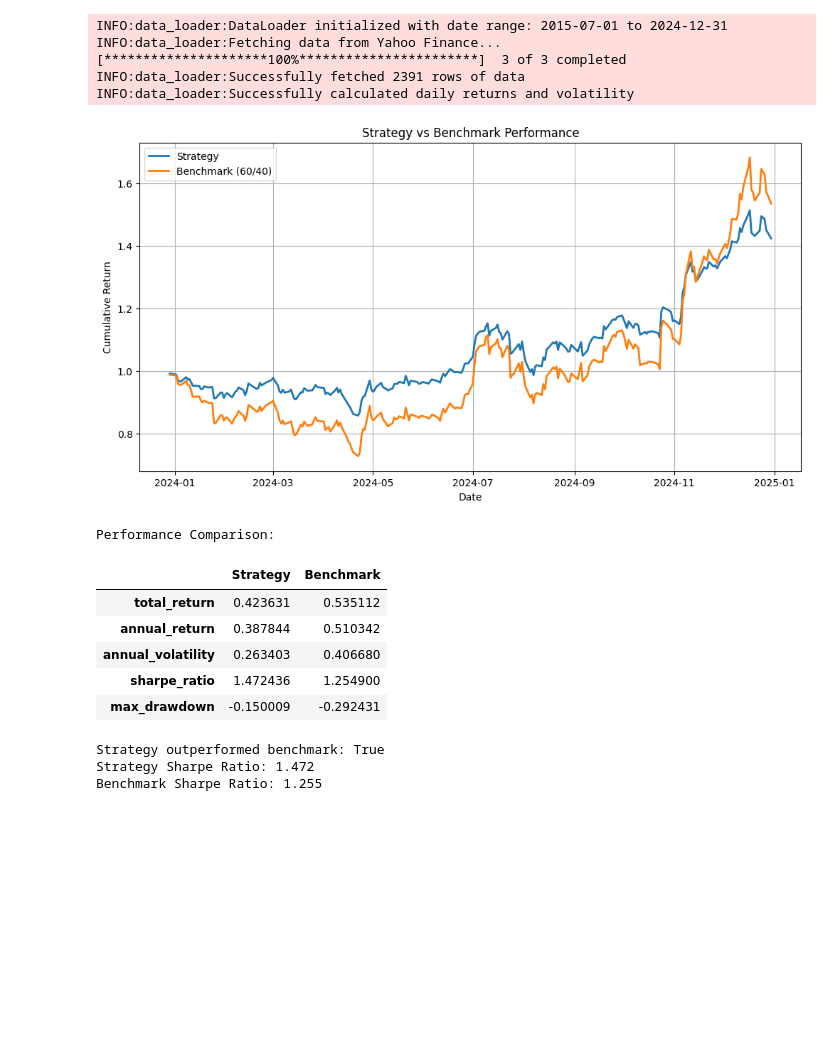
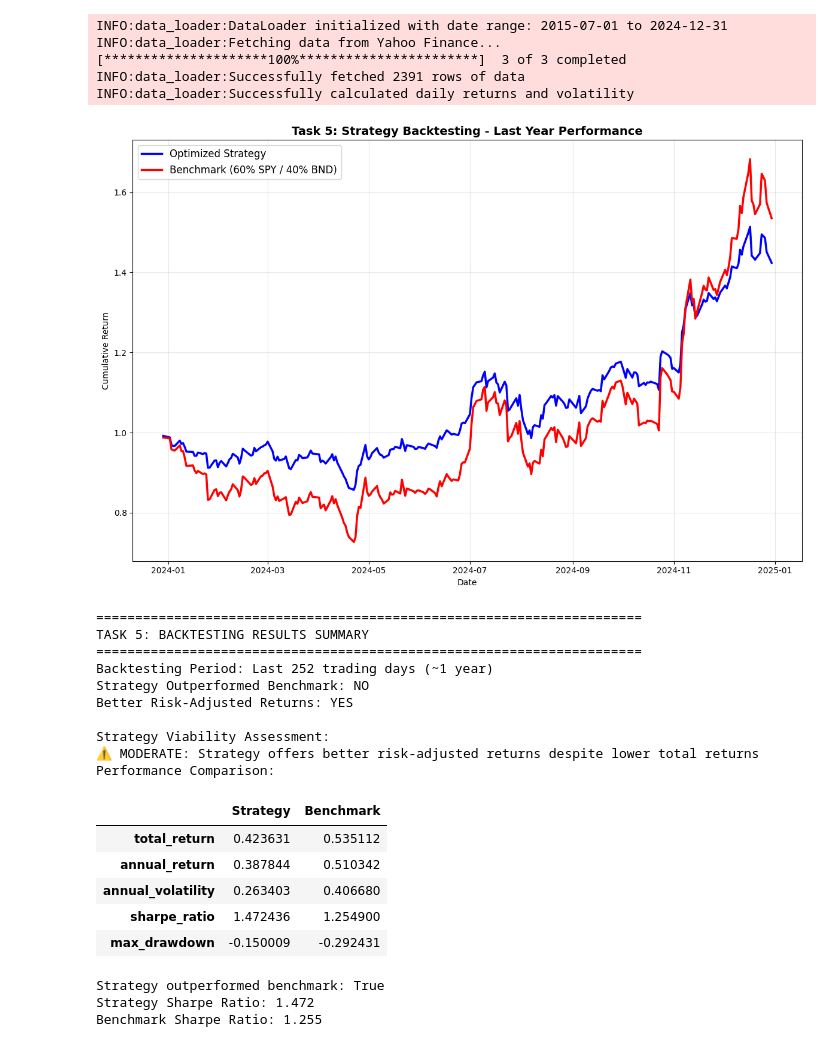
Before and after one commit to Jonepeter/Time-Series-Portfolio-Opt, a Jupyter notebook: notebooks/5_backtesting.ipynb, the cells around one changed output. Cells and saved outputs as stored; diff of their text form; code cells hidden in the pictures; blank space fills up the shorter version.

Commit message:
feat: Update backtesting notebook with execution count adjustments, enhanced logging outputs, and refined performance comparison analysis for strategy assessment

```diff
--- a/notebooks/5_backtesting.ipynb
+++ b/notebooks/5_backtesting.ipynb
@@ -26,12 +26,21 @@ INFO:data_loader:Successfully calculated daily returns and volatility
 # %%
 # Backtest strategy
 backtester = Backtester(returns_data, optimal_weights)
-performance_comparison = backtester.plot_backtest_results()
+performance_comparison = backtester.run_task5_backtest()
 
 print("Performance Comparison:")
 display(performance_comparison)
 # %% [output]
-[figure, old version]
+[figure, new version]
+======================================================================
+TASK 5: BACKTESTING RESULTS SUMMARY
+======================================================================
+Backtesting Period: Last 252 trading days (~1 year)
+Strategy Outperformed Benchmark: NO
+Better Risk-Adjusted Returns: YES
+
+Strategy Viability Assessment:
+⚠ MODERATE: Strategy offers better risk-adjusted returns despite lower total returns
 Performance Comparison:
 |  | Strategy | Benchmark |
 | total_return | 0.423631 | 0.535112 |
```
